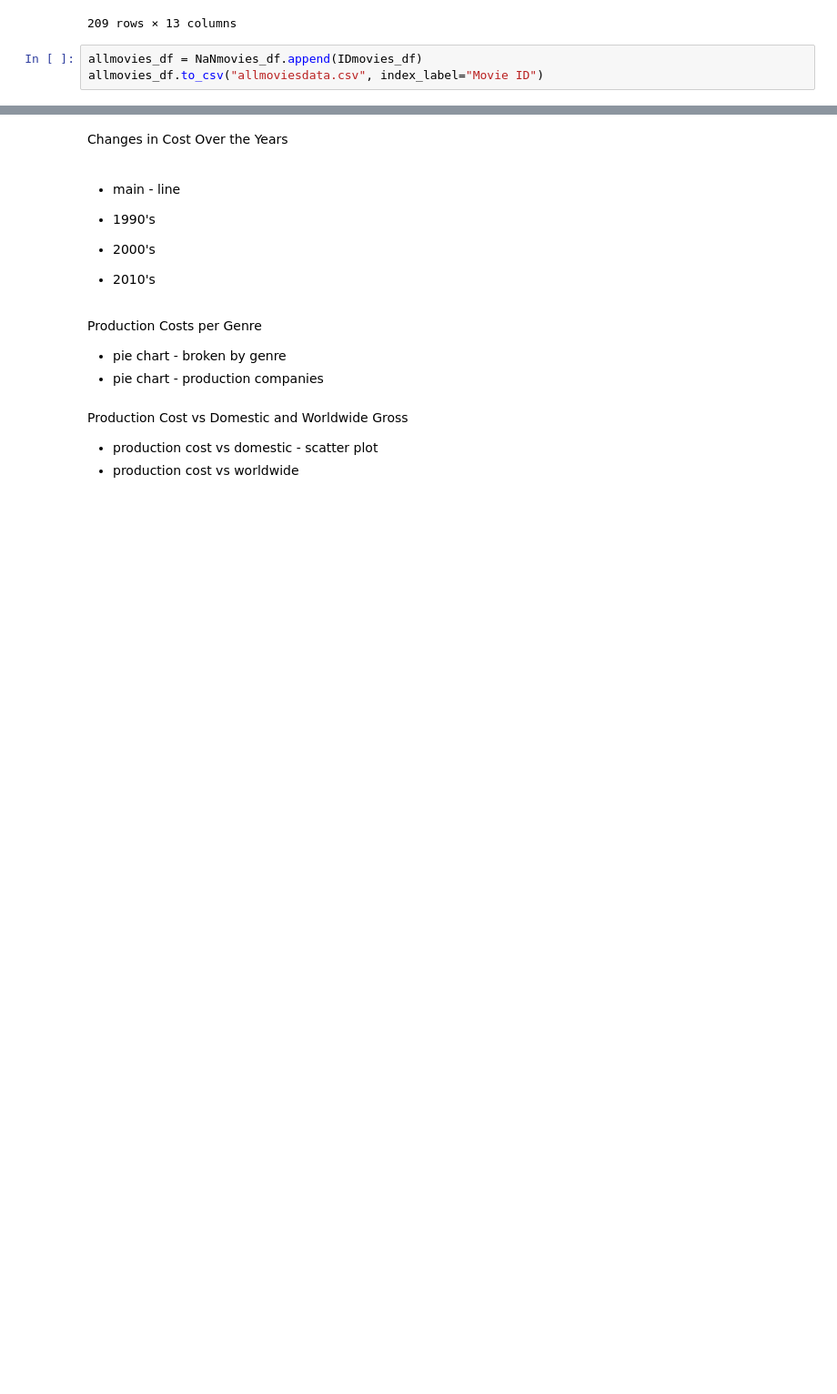
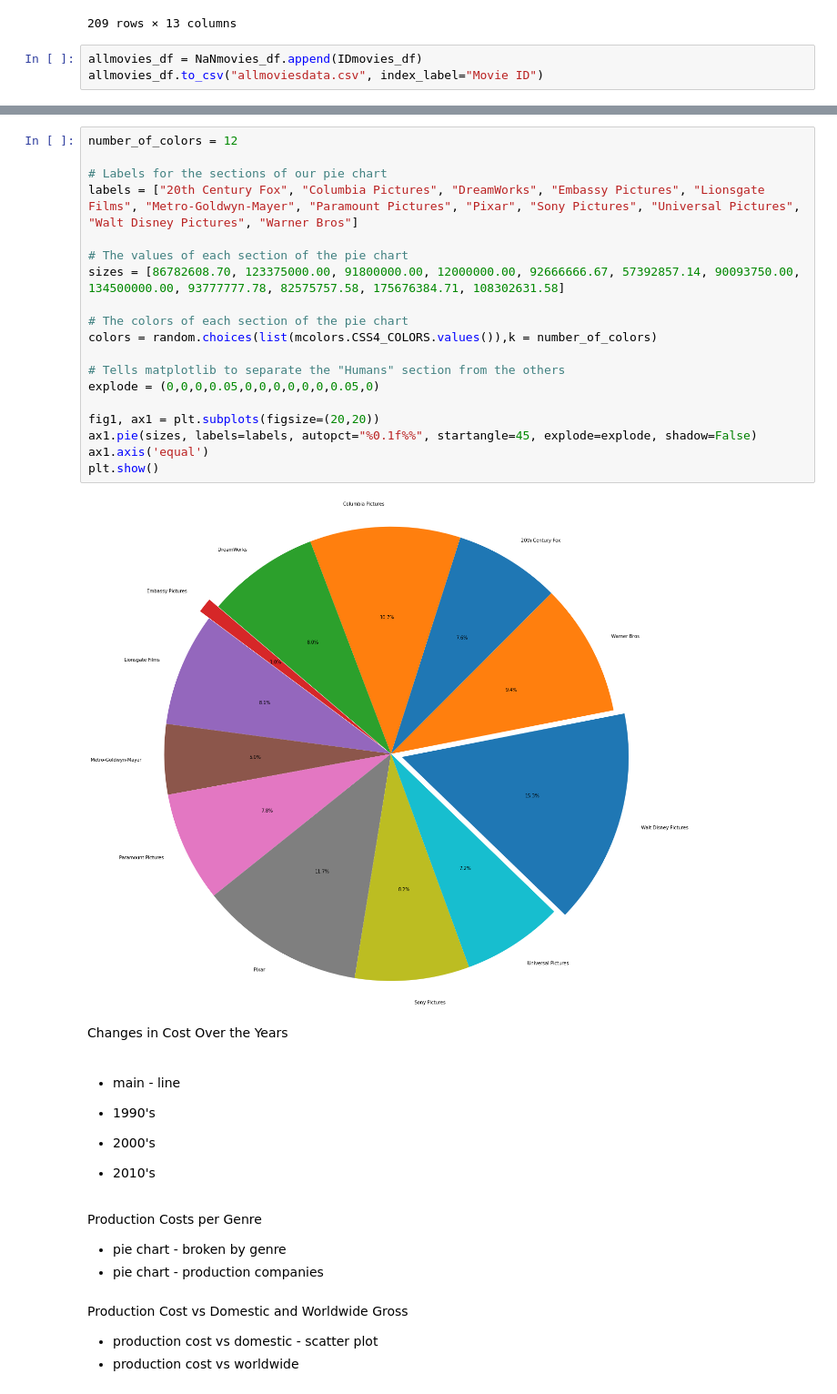
Before and after one commit to annied222/Project_1, a Jupyter notebook: movies.ipynb, the cells around one changed output, grey strips where cells are left out. Shown: that part at 91% size. Saved outputs shown, nothing was run; the diff lists cells and outputs as text; blank space fills up the shorter version.

```diff
--- a/movies.ipynb
+++ b/movies.ipynb
@@ -203,3 +306,24 @@ allmovies_df.to_csv("allmoviesdata.csv", index_label="Movie ID")
+# %%
+number_of_colors = 12
+
+# Labels for the sections of our pie chart
+labels = ["20th Century Fox", "Columbia Pictures", "DreamWorks", "Embassy Pictures", "Lionsgate Films", "Metro-Goldwyn-Mayer", "Paramount Pictures", "Pixar", "Sony Pictures", "Universal Pictures", "Walt Disney Pictures", "Warner Bros"]
+
+# The values of each section of the pie chart
+sizes = [86782608.70, 123375000.00, 91800000.00, 12000000.00, 92666666.67, 57392857.14, 90093750.00, 134500000.00, 93777777.78, 82575757.58, 175676384.71, 108302631.58]
+
+# The colors of each section of the pie chart
+colors = random.choices(list(mcolors.CSS4_COLORS.values()),k = number_of_colors)
+
+# Tells matplotlib to separate the "Humans" section from the others
+explode = (0,0,0,0.05,0,0,0,0,0,0,0.05,0)
+
+fig1, ax1 = plt.subplots(figsize=(20,20))
+ax1.pie(sizes, labels=labels, autopct="%0.1f%%", startangle=45, explode=explode, shadow=False)
+ax1.axis('equal')
+plt.show()
+# %% [output]
+[figure, added]
 # %% [markdown]
 Changes in Cost Over the Years
 # %% [markdown]
```
Also changed, not shown: parts of 9 cells of this notebook.
